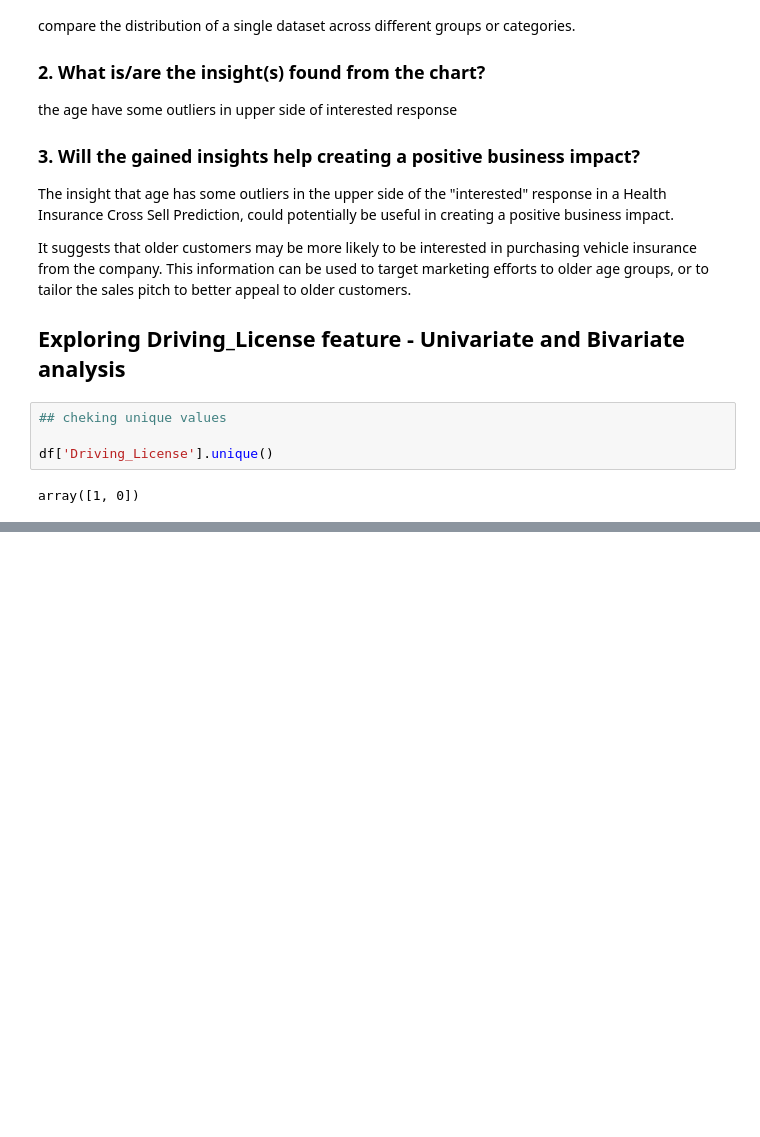
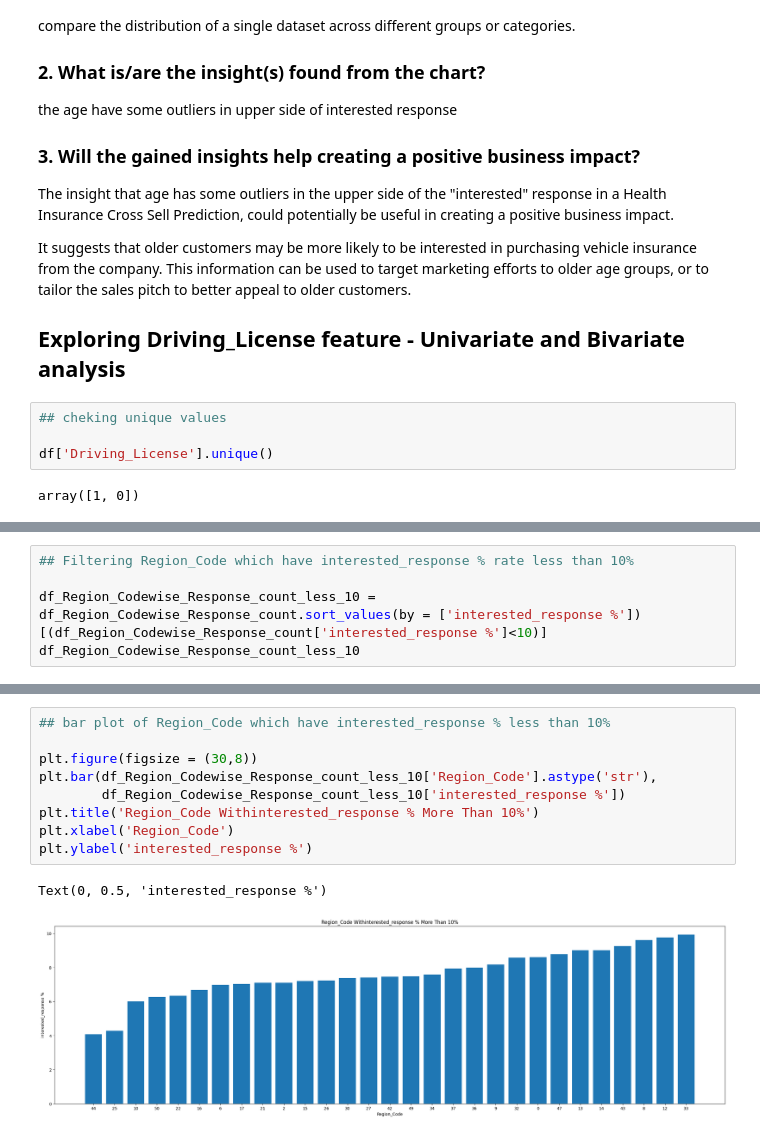
Before and after one commit to rajkumarshedage/Health-Insurance-Cross-Sell-Prediction, a Jupyter notebook: Health_Insurance_Cross_Sell_Prediction_.ipynb, the cells around one changed output, grey strips where cells are left out. Saved outputs shown, nothing was run; the diff lists cells and outputs as text; blank space fills up the shorter version.

```diff
--- a/Health_Insurance_Cross_Sell_Prediction_.ipynb
+++ b/Health_Insurance_Cross_Sell_Prediction_.ipynb
@@ -368,0 +600,5 @@ array([1, 0])
+# %%
+## Filtering Region_Code which have interested_response % rate less than 10%
+
+df_Region_Codewise_Response_count_less_10 = df_Region_Codewise_Response_count.sort_values(by = ['interested_response %'])[(df_Region_Codewise_Response_count['interested_response %']<10)]
+df_Region_Codewise_Response_count_less_10
@@ -368,0 +623,12 @@ array([1, 0])
+# %%
+## bar plot of Region_Code which have interested_response % less than 10%
+
+plt.figure(figsize = (30,8))
+plt.bar(df_Region_Codewise_Response_count_less_10['Region_Code'].astype('str'),
+        df_Region_Codewise_Response_count_less_10['interested_response %'])
+plt.title('Region_Code Withinterested_response % More Than 10%')
+plt.xlabel('Region_Code')
+plt.ylabel('interested_response %')
+# %% [output]
+Text(0, 0.5, 'interested_response %')
+[figure, added]
```
Also changed, not shown: parts of 41 cells of this notebook.
